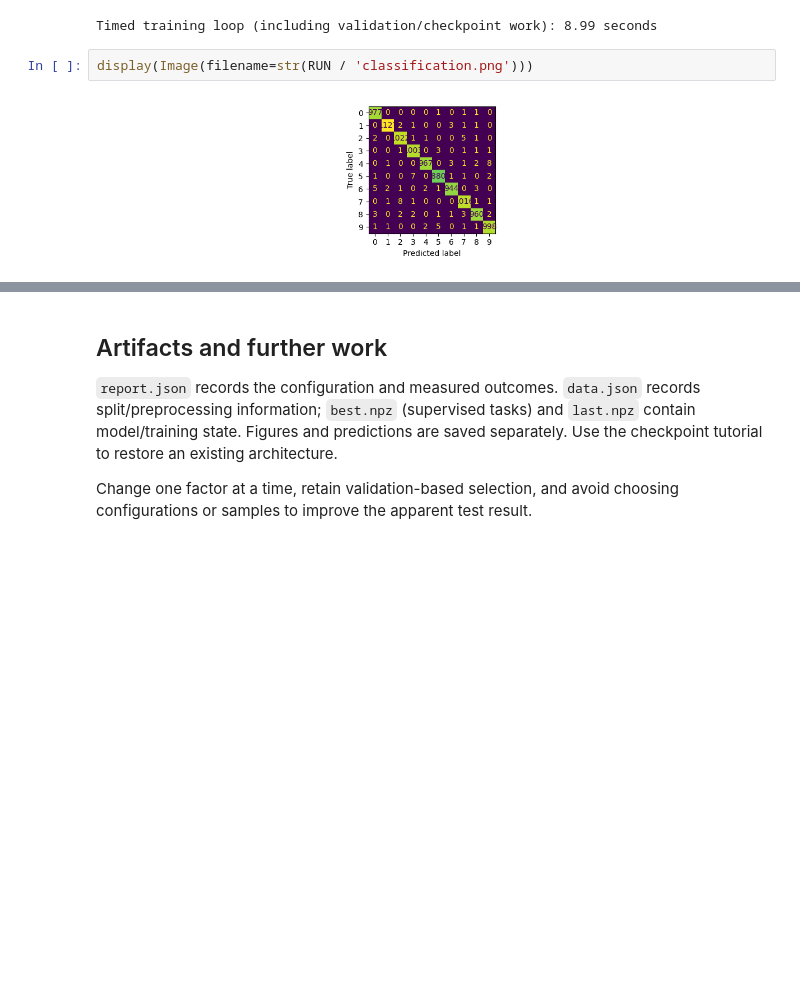
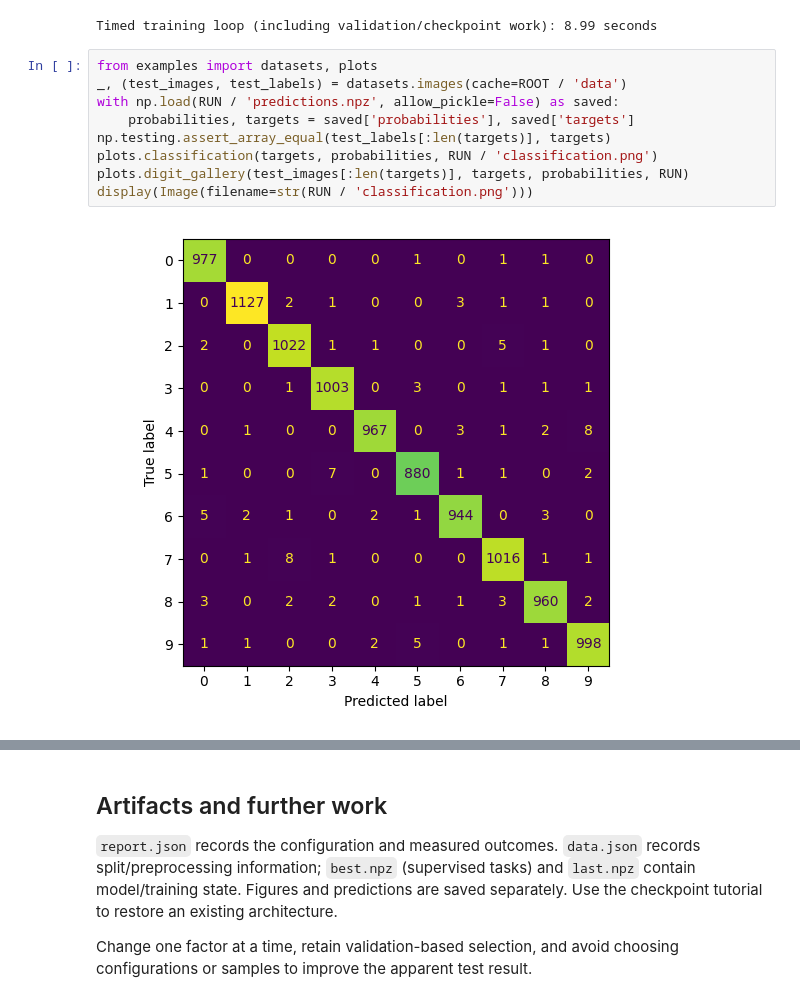
Before and after one commit to rgs2151/NeuralJAXwork, a Jupyter notebook: notebooks/mnist_cnn.ipynb, the cells around one changed output, grey strips where cells are left out. Drawn from its saved outputs; the diff is of its cells as text; blank space fills up the shorter version.

```diff
--- a/notebooks/mnist_cnn.ipynb
+++ b/notebooks/mnist_cnn.ipynb
@@ -120,6 +121,13 @@ print('Timed training loop (including validation/checkpoint work):',round(report
 | 2 | majority_baseline_accuracy | 0.113500 |
 Timed training loop (including validation/checkpoint work): 8.99 seconds
 # %%
+from examples import datasets, plots
+_, (test_images, test_labels) = datasets.images(cache=ROOT / 'data')
+with np.load(RUN / 'predictions.npz', allow_pickle=False) as saved:
+    probabilities, targets = saved['probabilities'], saved['targets']
+np.testing.assert_array_equal(test_labels[:len(targets)], targets)
+plots.classification(targets, probabilities, RUN / 'classification.png')
+plots.digit_gallery(test_images[:len(targets)], targets, probabilities, RUN)
 display(Image(filename=str(RUN / 'classification.png')))
 # %% [output]
-[figure, old version]
+[figure, new version]
```
Also changed, not shown: parts of 6 cells of this notebook, 25 other files.
